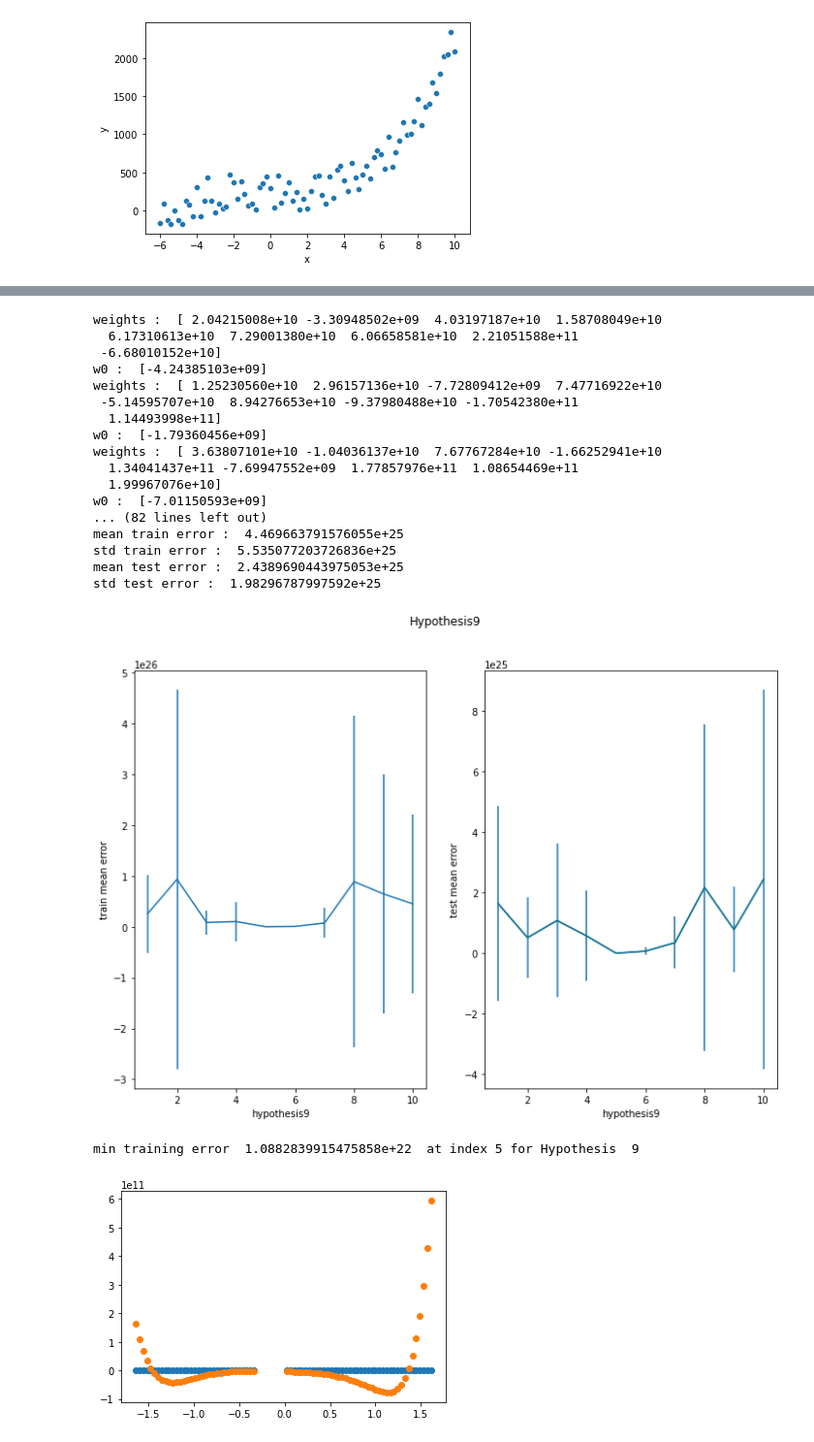
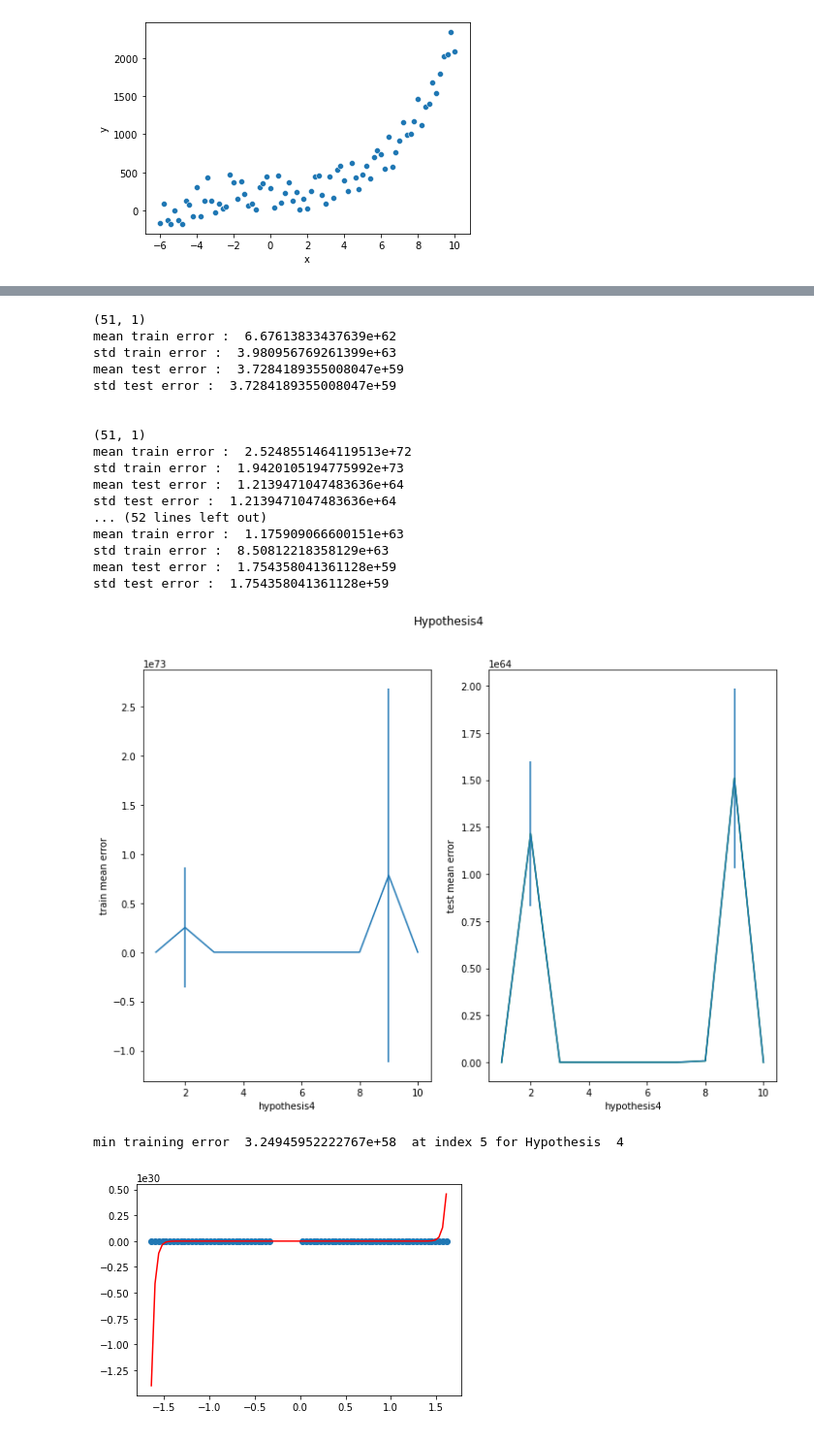
Before and after one commit to chandms/Security_Analytics, a Jupyter notebook: Assignment1/HW1P3.ipynb, the cells around one changed output, grey strips where cells are left out. Shown at 97% size. Saved outputs shown, nothing was run; the diff lists cells and outputs as text; code cells hidden in the pictures.

```diff
--- a/Assignment1/HW1P3.ipynb
+++ b/Assignment1/HW1P3.ipynb
@@ -165,5 +292,4 @@ w0 :  [-0.19666022]
 # %%
-#3d
-computeModels(degree=50)
-len(models)
+model_weights=computeModels(degree=50)
+print(model_weights)
 # %% [output]
@@ -428,24 +313,23 @@ min training error  3.30364253092191e+22  at index 4 for Hypothesis  8
-# %%
-computeModels(degree=9)
-computeErrors(degree=9,nthModel=8)
-# %% [output]
-weights :  [ 2.04215008e+10 -3.30948502e+09  4.03197187e+10  1.58708049e+10
-  6.17310613e+10  7.29001380e+10  6.06658581e+10  2.21051588e+11
- -6.68010152e+10]
-w0 :  [-4.24385103e+09]
-weights :  [ 1.25230560e+10  2.96157136e+10 -7.72809412e+09  7.47716922e+10
- -5.14595707e+10  8.94276653e+10 -9.37980488e+10 -1.70542380e+11
-  1.14493998e+11]
-w0 :  [-1.79360456e+09]
-weights :  [ 3.63807101e+10 -1.04036137e+10  7.67767284e+10 -1.66252941e+10
-  1.34041437e+11 -7.69947552e+09  1.77857976e+11  1.08654469e+11
-  1.99967076e+10]
-w0 :  [-7.01150593e+09]
-... (82 lines left out)
-mean train error :  4.469663791576055e+25
-std train error :  5.535077203726836e+25
-mean test error :  2.4389690443975053e+25
-std test error :  1.98296787997592e+25
-[figure, removed]
-min training error  1.0882839915475858e+22  at index 5 for Hypothesis  9
-[figure, removed]
+# %%
+computeErrorTerms(50,3,model_weights)
+# %% [output]
+(51, 1)
+mean train error :  6.67613833437639e+62
+std train error :  3.980956769261399e+63
+mean test error :  3.7284189355008047e+59
+std test error :  3.7284189355008047e+59
+
+
+(51, 1)
+mean train error :  2.5248551464119513e+72
+std train error :  1.9420105194775992e+73
+mean test error :  1.2139471047483636e+64
+std test error :  1.2139471047483636e+64
+... (52 lines left out)
+mean train error :  1.175909066600151e+63
+std train error :  8.50812218358129e+63
+mean test error :  1.754358041361128e+59
+std test error :  1.754358041361128e+59
+[figure, added]
+min training error  3.24945952222767e+58  at index 5 for Hypothesis  4
+[figure, added]
```
Also changed, not shown: parts of 26 cells of this notebook.
